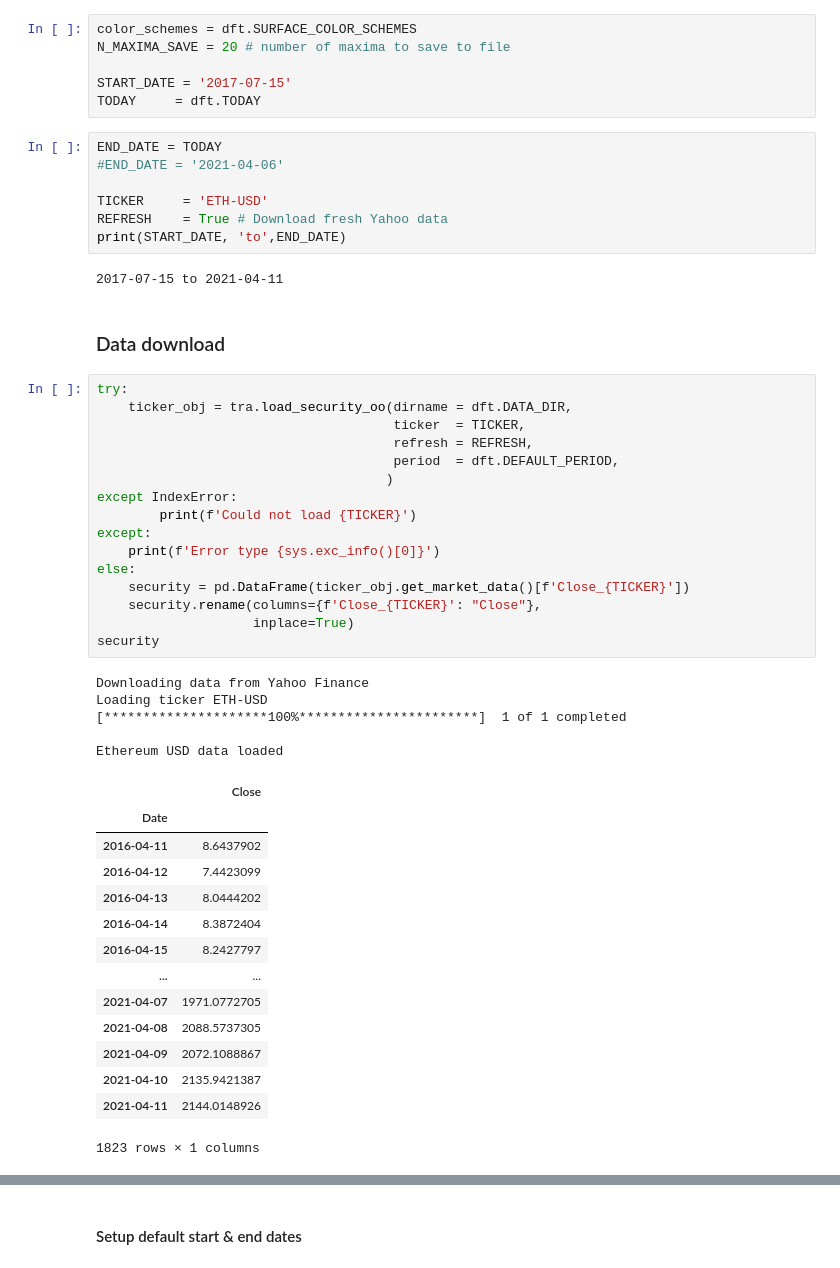
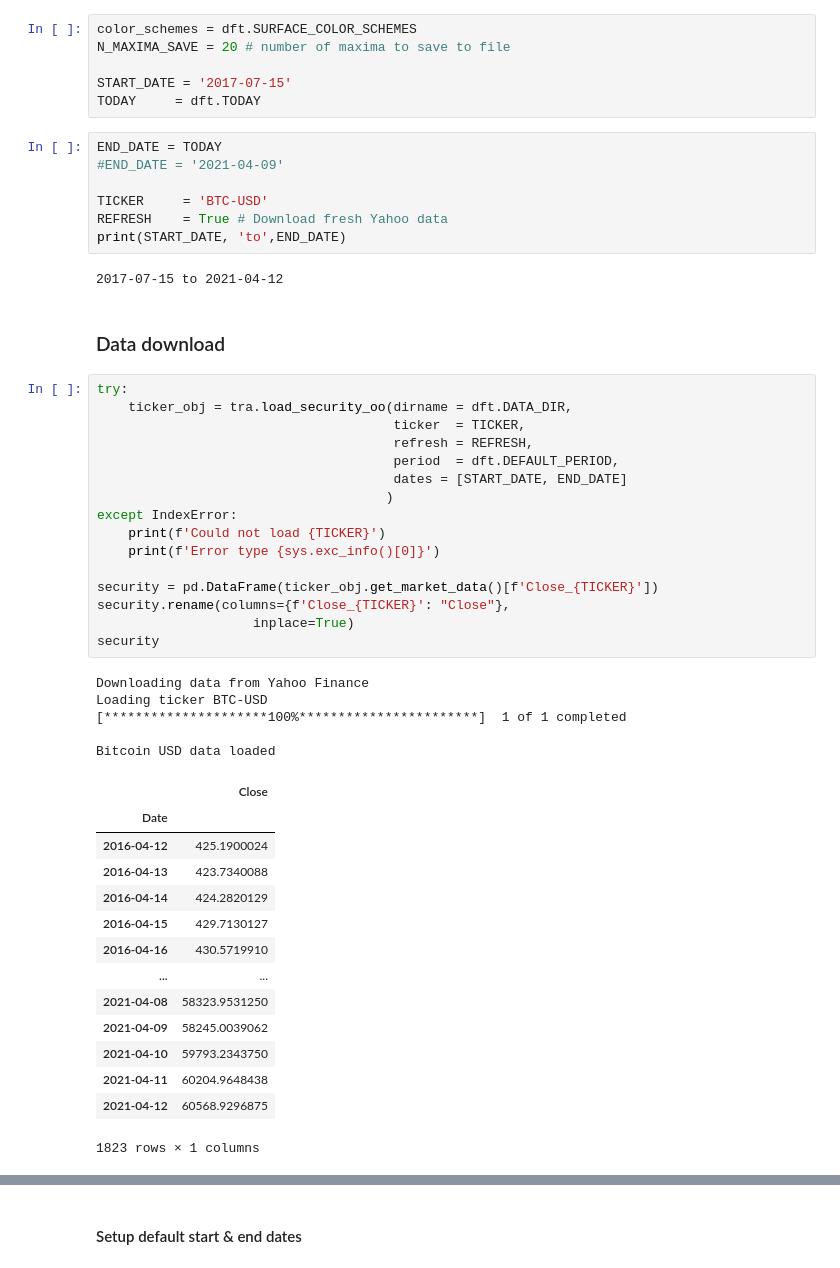
Before and after one commit to Ursuline/asset_management, a Jupyter notebook: moving_avg_oo.ipynb, the cells around one changed output, grey strips where cells are left out. Cells and saved outputs as stored; diff of their text form.

```diff
--- a/moving_avg_oo.ipynb
+++ b/moving_avg_oo.ipynb
@@ -41,50 +41,50 @@ START_DATE = '2017-07-15'
 TODAY     = dft.TODAY
 # %%
 END_DATE = TODAY
-#END_DATE = '2021-04-06'
+#END_DATE = '2021-04-09'
 
-TICKER     = 'ETH-USD'
+TICKER     = 'BTC-USD'
 REFRESH    = True # Download fresh Yahoo data
 print(START_DATE, 'to',END_DATE)
 # %% [output]
-2017-07-15 to 2021-04-11
+2017-07-15 to 2021-04-12
 # %% [markdown]
 ### Data download
 # %%
 try:
     ticker_obj = tra.load_security_oo(dirname = dft.DATA_DIR,
                                       ticker  = TICKER,
                                       refresh = REFRESH,
                                       period  = dft.DEFAULT_PERIOD,
+                                      dates = [START_DATE, END_DATE]
                                      )
 except IndexError:
-        print(f'Could not load {TICKER}')
-except:
+    print(f'Could not load {TICKER}')
     print(f'Error type {sys.exc_info()[0]}')
-else:
-    security = pd.DataFrame(ticker_obj.get_market_data()[f'Close_{TICKER}'])
-    security.rename(columns={f'Close_{TICKER}': "Close"},
+
+security = pd.DataFrame(ticker_obj.get_market_data()[f'Close_{TICKER}'])
+security.rename(columns={f'Close_{TICKER}': "Close"},
                     inplace=True)
 security
 # %% [output]
 Downloading data from Yahoo Finance
-Loading ticker ETH-USD
+Loading ticker BTC-USD
 [*********************100%***********************]  1 of 1 completed
 
-Ethereum USD data loaded
+Bitcoin USD data loaded
 |  | Close |
 | Date |  |
-| 2016-04-11 | 8.6437902 |
-| 2016-04-12 | 7.4423099 |
-| 2016-04-13 | 8.0444202 |
-| 2016-04-14 | 8.3872404 |
-| 2016-04-15 | 8.2427797 |
+| 2016-04-12 | 425.1900024 |
+| 2016-04-13 | 423.7340088 |
+| 2016-04-14 | 424.2820129 |
+| 2016-04-15 | 429.7130127 |
+| 2016-04-16 | 430.5719910 |
 | ... | ... |
-| 2021-04-07 | 1971.0772705 |
-| 2021-04-08 | 2088.5737305 |
-| 2021-04-09 | 2072.1088867 |
-| 2021-04-10 | 2135.9421387 |
-| 2021-04-11 | 2144.0148926 |
+| 2021-04-08 | 58323.9531250 |
+| 2021-04-09 | 58245.0039062 |
+| 2021-04-10 | 59793.2343750 |
+| 2021-04-11 | 60204.9648438 |
+| 2021-04-12 | 60568.9296875 |
 1823 rows × 1 columns
 # %%
 # Set date range
```
Also changed, not shown: parts of 9 cells of this notebook.
